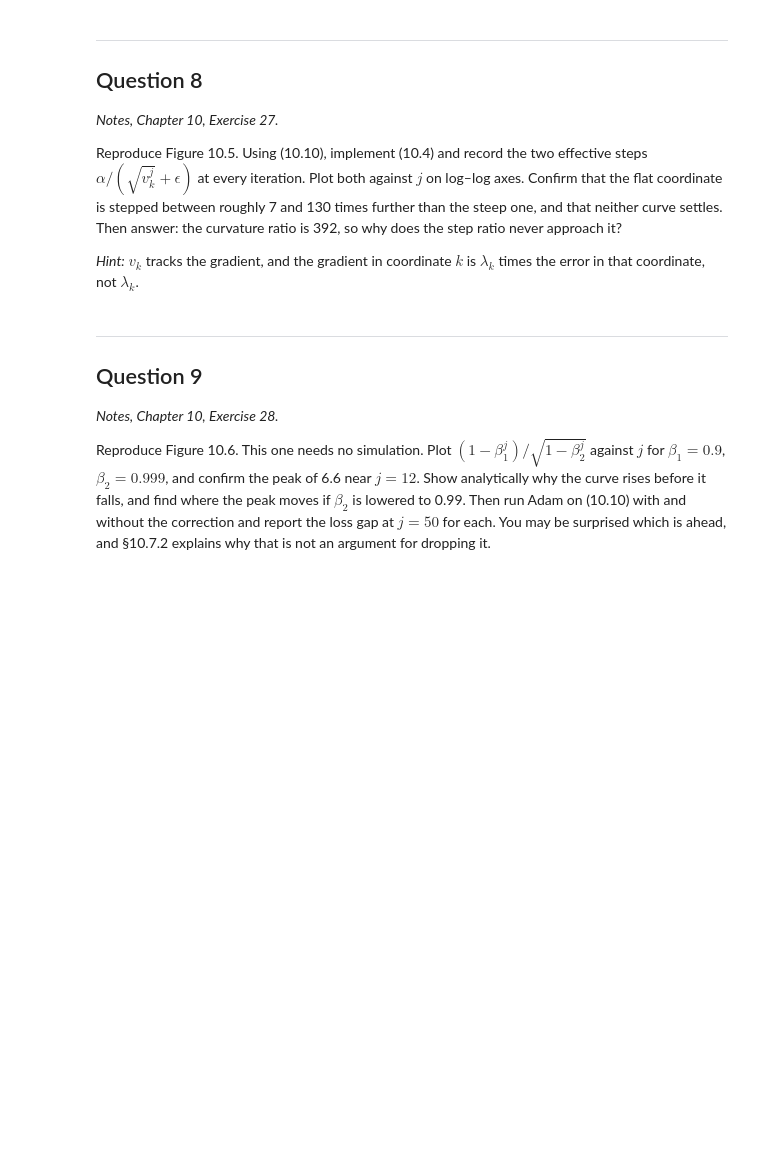
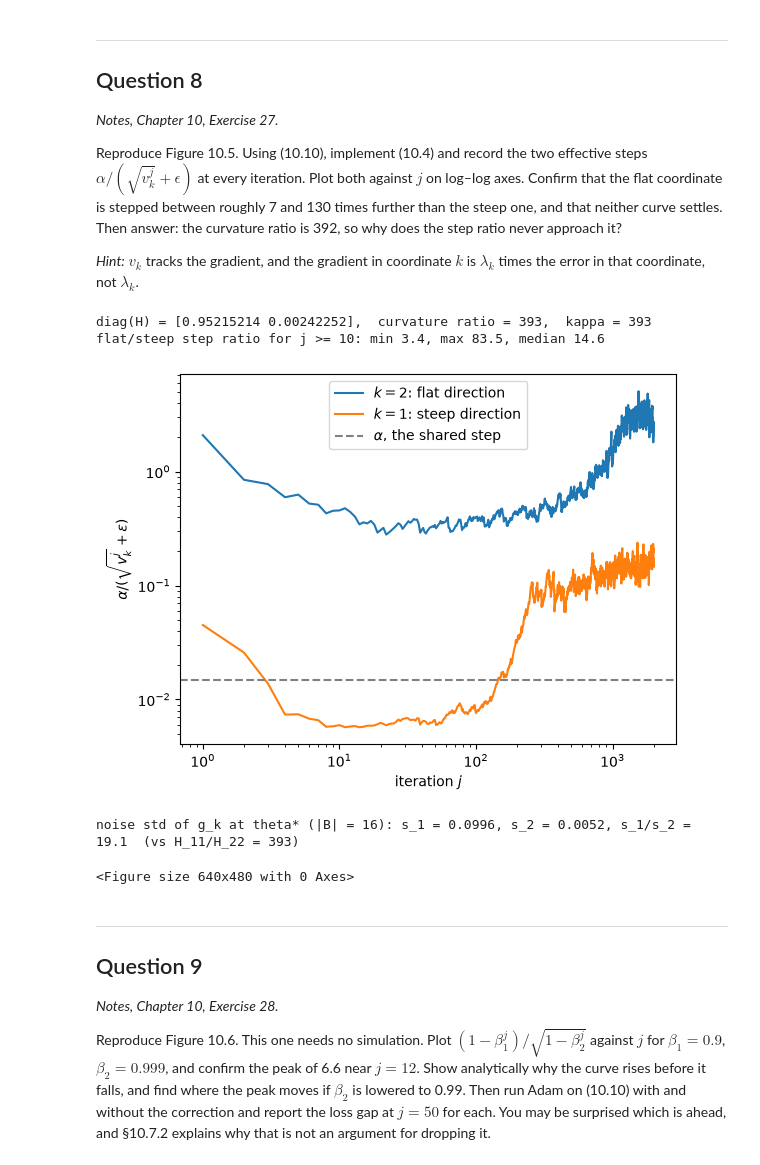
Before and after one commit to akhilghar/COE379L.1, a Jupyter notebook: HW4/Assignment_4-2.ipynb, the cells around one changed output. Saved outputs shown, nothing was run; the diff lists cells and outputs as text; code cells hidden in the pictures; blank space fills up the shorter version.

```diff
--- a/HW4/Assignment_4-2.ipynb
+++ b/HW4/Assignment_4-2.ipynb
@@ -254,6 +667,82 @@ Reproduce Figure 10.5. Using (10.10), implement (10.4) and record the two effect
 *Hint:* $v_k$ tracks the gradient, and the gradient in coordinate $k$ is $\lambda_k$ times the error in that coordinate, not $\lambda_k$.
 # %%
 # Question 8: your code here
+from functools import partial
+
+key_data = jax.random.PRNGKey(19)
+n_data = 500
+A = jnp.diag(jnp.array([1.0, 0.05]))
+theta_gen = jnp.array([1.0, -14.0])
+noise = 0.4
+
+def sample(key):
+    key_z, key_eps = jax.random.split(key)
+    x = A @ jax.random.normal(key_z, shape=(2,))
+    y = x @ theta_gen + noise * jax.random.normal(key_eps)
+    return x, y
+
+def generate_data(key, n):
+    keys = jax.random.split(key, n)
+    X, Y = jax.vmap(sample)(keys)
+    return X, Y
+
+X_data, y_data = generate_data(key_data, n_data)
+H = X_data.T @ X_data / n_data
+theta_star = jnp.linalg.solve(X_data.T @ X_data, X_data.T @ y_data)
+eigs = jnp.linalg.eigvalsh(H)
+print(f"diag(H) = {jnp.diag(H)},  curvature ratio = {H[0, 0] / H[1, 1]:.0f},  kappa = {eigs[-1] / eigs[0]:.0f}")
+
+# Loss and gradients: J(theta) = (1/2n) sum_i (x_i^T theta - y_i)^2
+def loss_i(theta, x, y):
+    return 0.5 * (x @ theta - y) ** 2
+grad_i = jax.grad(loss_i)
+
+def batch_grad(theta, key, B):
+    idx = jax.random.randint(key, (B,), 0, n_data)
+    return jnp.mean(jax.vmap(grad_i, in_axes=(None, 0, 0))(theta, X_data[idx], y_data[idx]), axis=0)
+
+def per_sample_grads(theta):                  # (n, 2): every grad l_i at theta
+    return jax.vmap(grad_i, in_axes=(None, 0, 0))(theta, X_data, y_data)
+
+# RMSProp, recording each coordinate's effective step
+@partial(jax.jit, static_argnames=("T", "B"))
+def run_rmsprop(key, theta0, alpha, T, B=16, rho=0.9, eps=1e-8):
+    def step(state, k):
+        theta, v = state
+        g = batch_grad(theta, k, B)
+        v = rho * v + (1 - rho) * g ** 2
+        eff = alpha / (jnp.sqrt(v) + eps)
+        theta = theta - eff * g
+        return (theta, v), eff
+    _, steps = jax.lax.scan(step, (theta0, jnp.zeros(2)), jax.random.split(key, T))
+    return steps
+
+key = jax.random.PRNGKey(0)                   # key for the run (separate from the data key)
+theta0, T, alpha = jnp.array([-2.0, 2.0]), 2000, 0.0149     # alpha = tuned RMSProp value of Fig. 10.7
+steps = run_rmsprop(key, theta0, alpha, T)
+ratio = steps[:, 1] / steps[:, 0]
+print(f"flat/steep step ratio for j >= 10: min {ratio[9:].min():.1f}, max {ratio[9:].max():.1f}, "
+      f"median {jnp.median(ratio[9:]):.1f}")
+
+j = jnp.arange(1, T + 1)
+plt.loglog(j, steps[:, 1], label="$k=2$: flat direction")
+plt.loglog(j, steps[:, 0], label="$k=1$: steep direction")
+plt.axhline(alpha, ls="--", c="gray", label=r"$\alpha$, the shared step")
+plt.xlabel("iteration $j$"); plt.ylabel(r"$\alpha/(\sqrt{v_k^j}+\epsilon)$"); plt.legend()
+plt.show()
+plt.savefig("HW4Problem8.jpg")
+
+# Why the ratio never reaches 392: sqrt(v_k) ~ RMS of g_k = sqrt(H_kk^2 e_k^2 + s_k^2), so far from theta*
+# the ratio tracks |H_11 e_1| / |H_22 e_2|, and near theta* it tracks the noise ratio s_1/s_2 -- never H_11/H_22.
+S = jnp.cov(per_sample_grads(theta_star).T, bias=True) / 16     # batch-gradient noise at theta*, |B| = 16
+print(f"noise std of g_k at theta* (|B| = 16): s_1 = {jnp.sqrt(S[0, 0]):.4f}, s_2 = {jnp.sqrt(S[1, 1]):.4f}, "
+      f"s_1/s_2 = {jnp.sqrt(S[0, 0] / S[1, 1]):.1f}  (vs H_11/H_22 = {H[0, 0] / H[1, 1]:.0f})")
+# %% [output]
+diag(H) = [0.95215214 0.00242252],  curvature ratio = 393,  kappa = 393
+flat/steep step ratio for j >= 10: min 3.4, max 83.5, median 14.6
+[figure, added]
+noise std of g_k at theta* (|B| = 16): s_1 = 0.0996, s_2 = 0.0052, s_1/s_2 = 19.1  (vs H_11/H_22 = 393)
+<Figure size 640x480 with 0 Axes>
 # %% [markdown]
 ---
 
```
Also changed, not shown: parts of 8 cells of this notebook, 8 other files.
